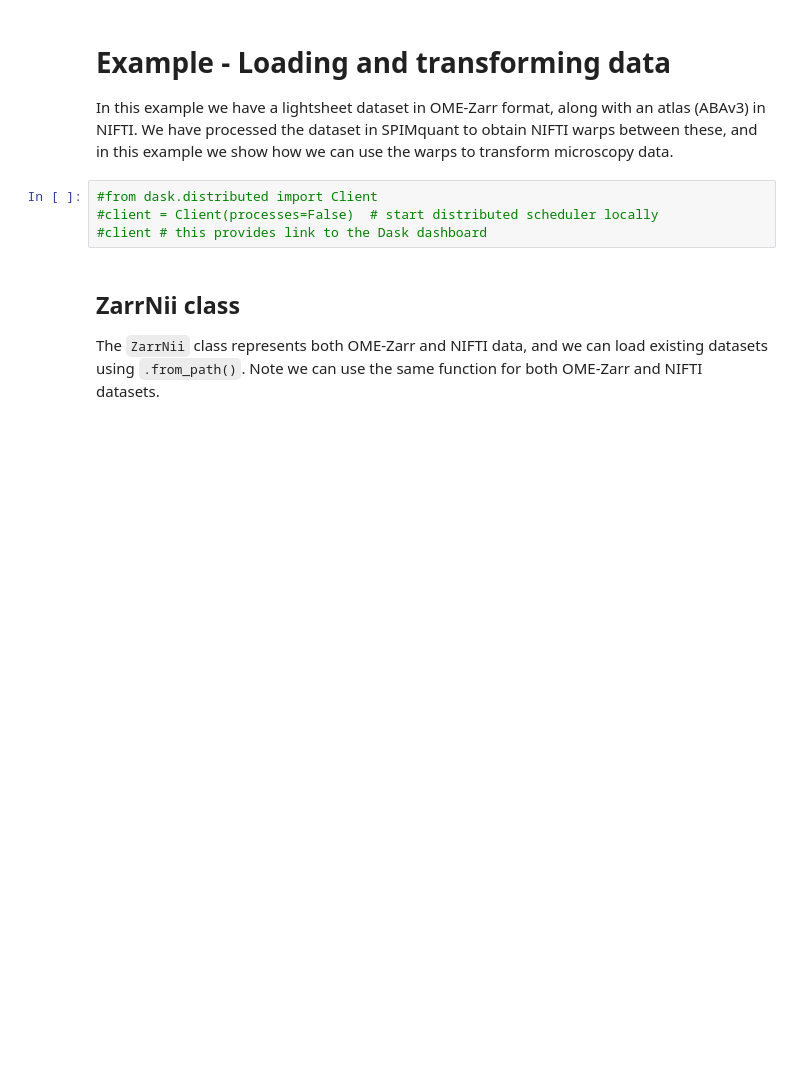
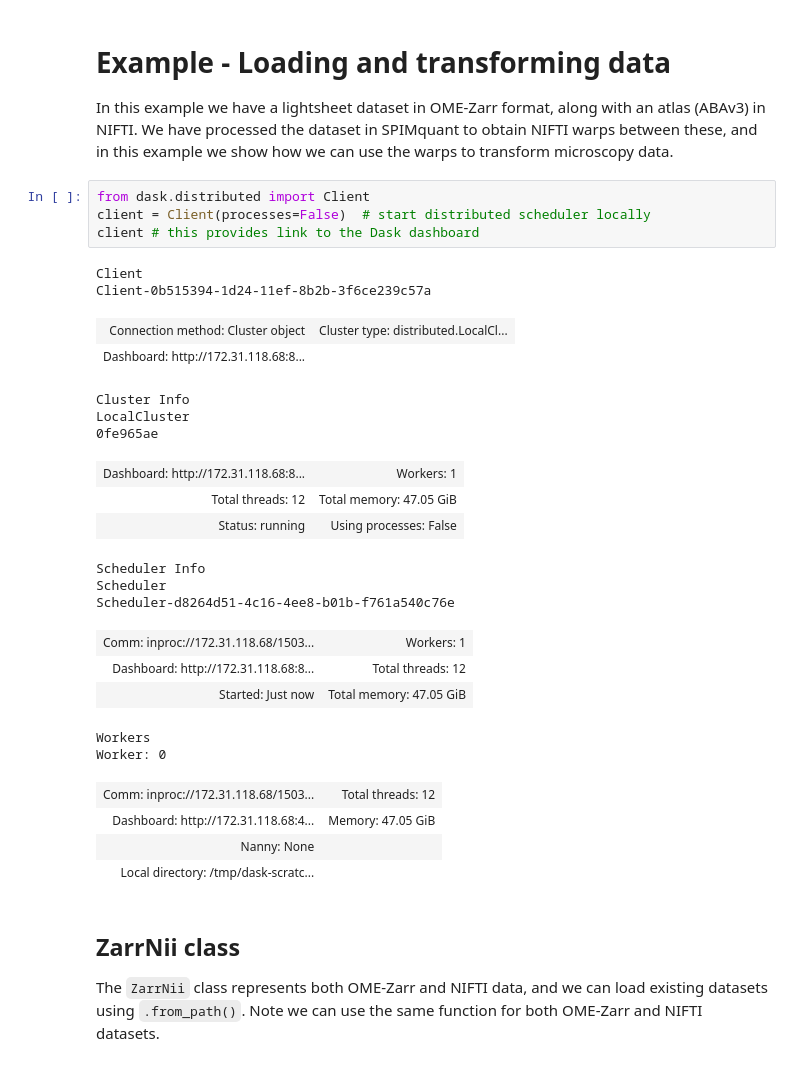
Before and after one commit to khanlab/zarrnii, a Jupyter notebook: notebooks/example_transform.ipynb, the cells around one changed output. Cells and saved outputs as stored; diff of their text form; blank space fills up the shorter version.

```diff
--- a/notebooks/example_transform.ipynb
+++ b/notebooks/example_transform.ipynb
@@ -3,9 +3,32 @@
 
 In this example we have a lightsheet dataset in OME-Zarr format, along with an atlas (ABAv3) in NIFTI. We have processed the dataset in SPIMquant to obtain NIFTI warps between these, and in this example we show how we can use the warps to transform microscopy data.
 # %%
-#from dask.distributed import Client
-#client = Client(processes=False)  # start distributed scheduler locally
-#client # this provides link to the Dask dashboard
+from dask.distributed import Client
+client = Client(processes=False)  # start distributed scheduler locally
+client # this provides link to the Dask dashboard
+# %% [output]
+Client
+Client-0b515394-1d24-11ef-8b2b-3f6ce239c57a
+| Connection method: Cluster object | Cluster type: distributed.LocalCl... |
+| Dashboard: http://172.31.118.68:8... |  |
+Cluster Info
+LocalCluster
+0fe965ae
+| Dashboard: http://172.31.118.68:8... | Workers: 1 |
+| Total threads: 12 | Total memory: 47.05 GiB |
+| Status: running | Using processes: False |
+Scheduler Info
+Scheduler
+Scheduler-d8264d51-4c16-4ee8-b01b-f761a540c76e
+| Comm: inproc://172.31.118.68/1503... | Workers: 1 |
+| Dashboard: http://172.31.118.68:8... | Total threads: 12 |
+| Started: Just now | Total memory: 47.05 GiB |
+Workers
+Worker: 0
+| Comm: inproc://172.31.118.68/1503... | Total threads: 12 |
+| Dashboard: http://172.31.118.68:4... | Memory: 47.05 GiB |
+| Nanny: None |  |
+| Local directory: /tmp/dask-scratc... |  |
 # %% [markdown]
 ## ZarrNii class
 
```
Also changed, not shown: parts of 60 cells of this notebook.
